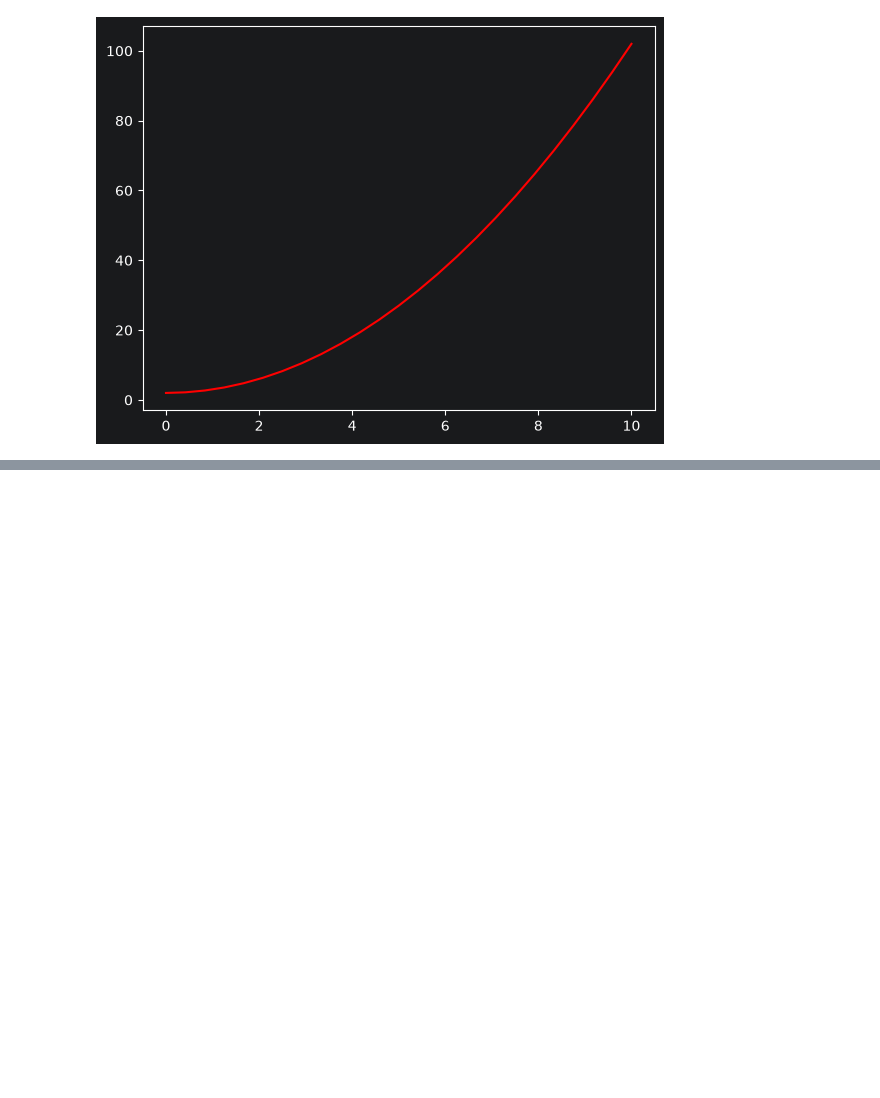
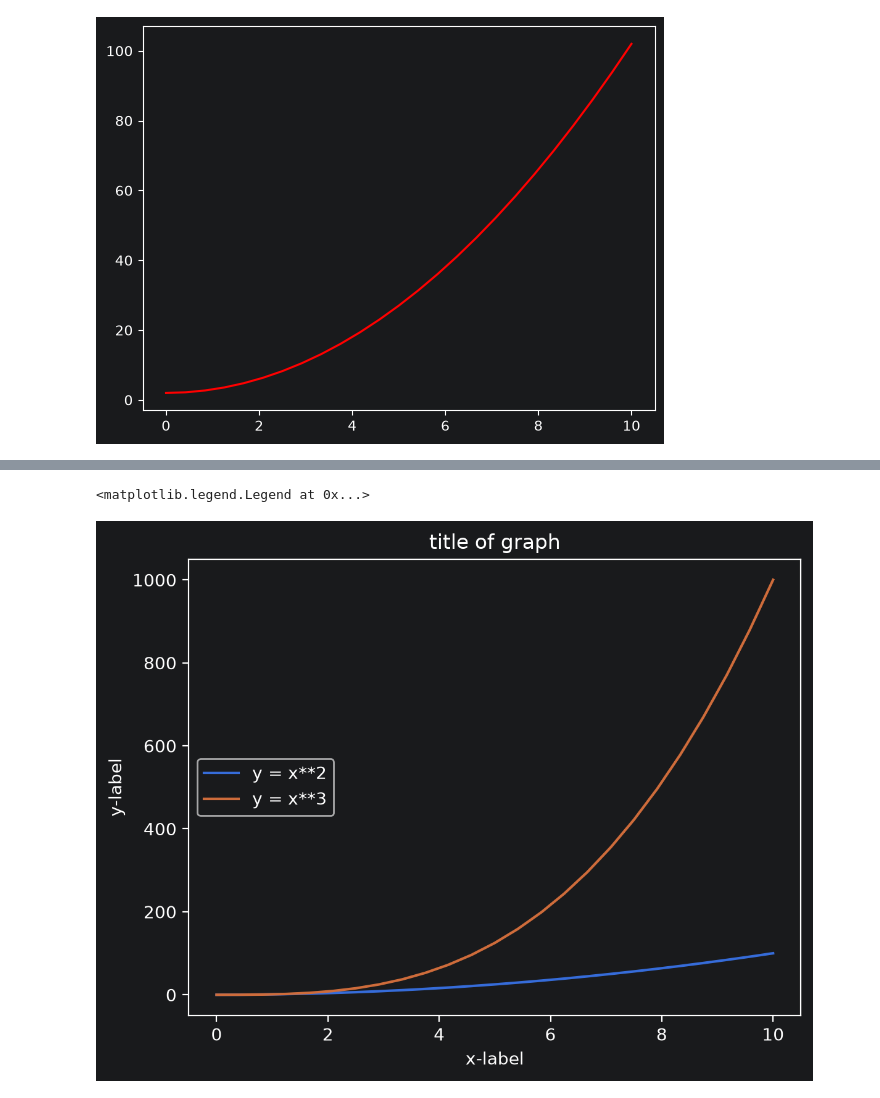
Before and after one commit to aditya65489-sketch/python_practice, a Jupyter notebook: matplotlib.ipynb, the cells around one changed output, grey strips where cells are left out. Cells and saved outputs as stored; diff of their text form; code cells hidden in the pictures; blank space fills up the shorter version.

```diff
--- a/matplotlib.ipynb
+++ b/matplotlib.ipynb
@@ -77,0 +117,16 @@ axis.plot(x, y, 'r')
+# %%
+ax.legend(["label1", "label2"])
+
+fig, axes = plt.subplots(dpi=200)
+axes.set_xlabel("x-label")
+axes.set_ylabel("y-label")
+
+axes.set_title("title of graph")
+
+axes.plot(x, x**2)
+axes.plot(x, x**3)
+
+axes.legend(["y = x**2", "y = x**3"], loc=6)
+# %% [output]
+<matplotlib.legend.Legend at 0x...>
+[figure, added]
```
Also changed, not shown: parts of 12 cells of this notebook.
